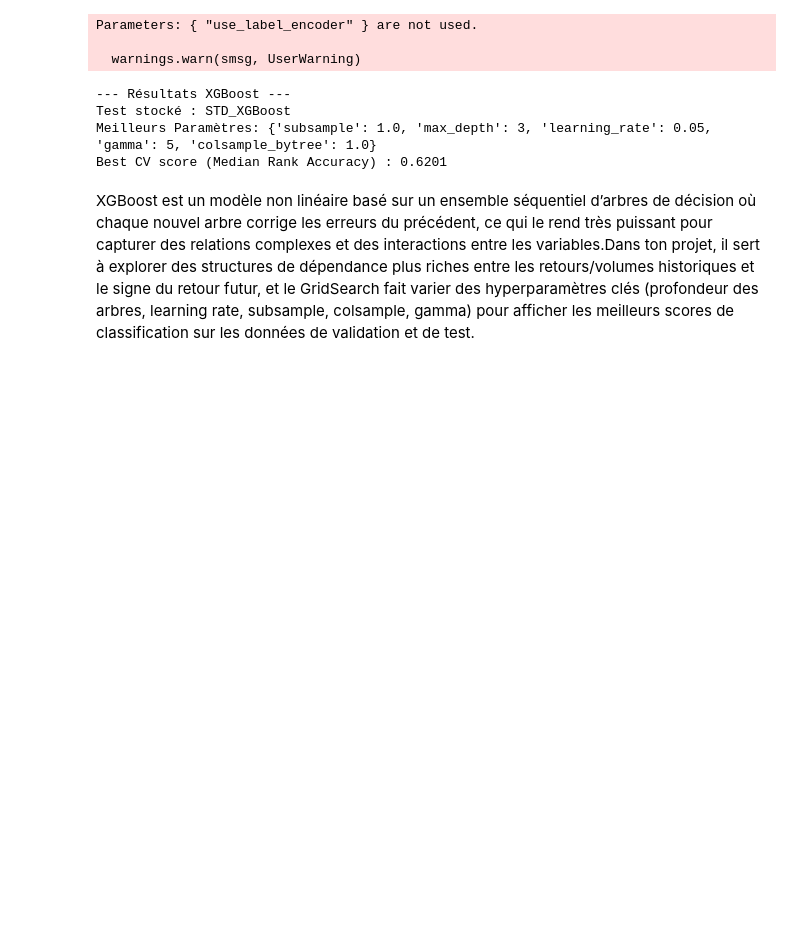
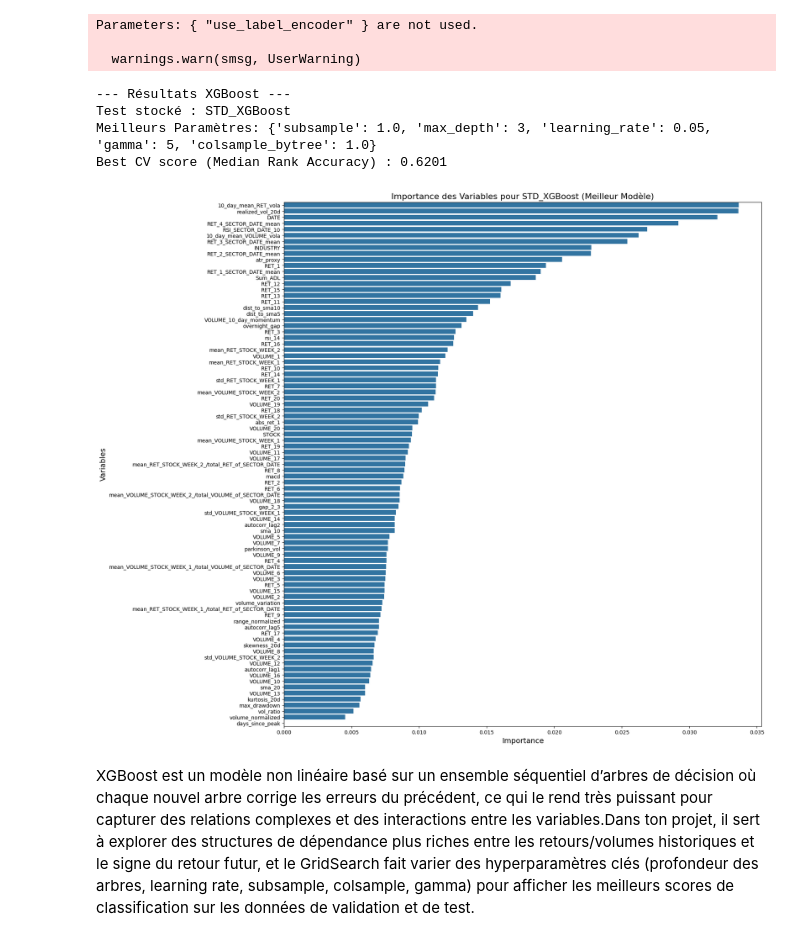
Before and after one commit to AxelPortier/QRT_Challenge_ENS, a Jupyter notebook: Project_Notebook.ipynb, the cells around one changed output. Saved outputs shown, nothing was run; the diff lists cells and outputs as text; code cells hidden in the pictures; blank space fills up the shorter version.

```diff
--- a/Project_Notebook.ipynb
+++ b/Project_Notebook.ipynb
@@ -2295,4 +2295,29 @@ Parameters: { "use_label_encoder" } are not used.
 Test stocké : STD_XGBoost
 Meilleurs Paramètres: {'subsample': 1.0, 'max_depth': 3, 'learning_rate': 0.05, 'gamma': 5, 'colsample_bytree': 1.0}
 Best CV score (Median Rank Accuracy) : 0.6201
+# %%
+best_model = results_tracking[model_name]['best_estimator']
+
+feature_importances = pd.Series(
+    best_model.feature_importances_,
+    index=X_train.columns
+)
+
+feature_importances_sorted = feature_importances.sort_values(ascending=False)
+
+plt.figure(figsize=(18, 15)) # Taille ajustée
+
+sns.barplot(
+    x=feature_importances_sorted.values, # Les valeurs d'importance
+    y=feature_importances_sorted.index,  # Les noms des variables triées
+    orient='h'
+)
+
+plt.title(f"Importance des Variables pour {model_name} (Meilleur Modèle)", fontsize=16)
+plt.xlabel("Importance", fontsize=14)
+plt.ylabel("Variables", fontsize=14)
+plt.tight_layout()
+plt.show()
+# %% [output]
+[figure, added]
 # %% [markdown]
```
Also changed, not shown: parts of 9 cells of this notebook.
